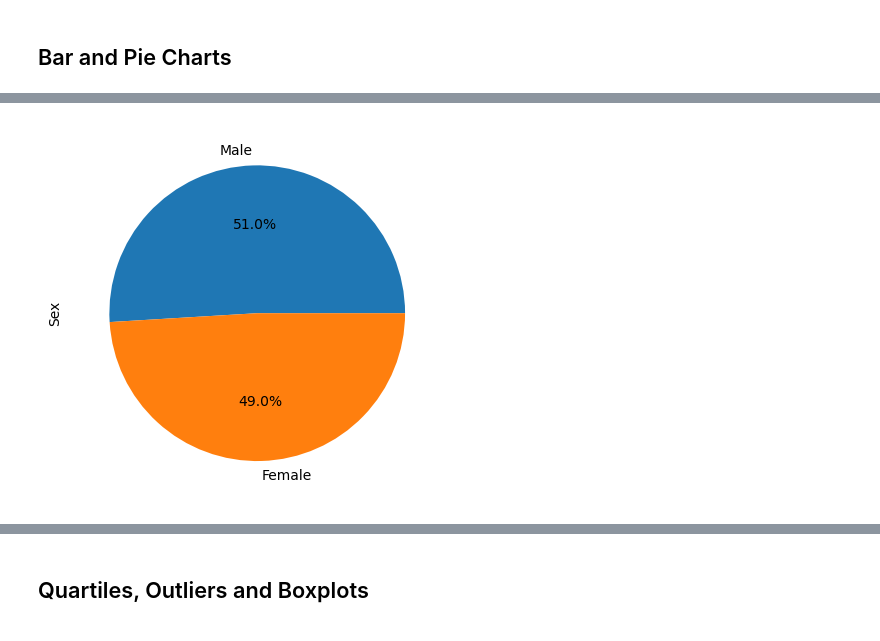
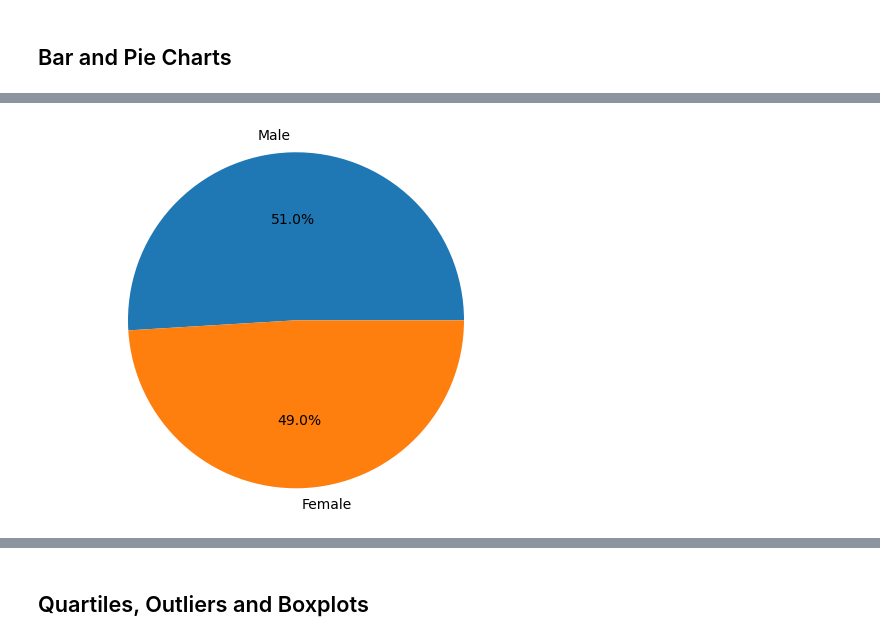
Before and after one commit to Olufemi-Olarewaju/Pymaceuticals, a Jupyter notebook: pymaceuticals_starter.ipynb, the cells around one changed output, grey strips where cells are left out. Drawn from its saved outputs; the diff is of its cells as text; code cells hidden in the pictures.

```diff
--- a/pymaceuticals_starter.ipynb
+++ b/pymaceuticals_starter.ipynb
@@ -147,0 +155,6 @@ stats2_df
+# %%
+# Generate a pie plot showing the distribution of female versus male mice using Pandas
+sex_df = clean_data_df.groupby("Sex").count()["Mouse ID"].sort_values(ascending=False)
+sex_df.plot(kind="pie", autopct="%1.1f%%", ylabel="Sex")
+plt.axis("equal")
+plt.show()
@@ -148,4 +163,7 @@ stats2_df
 # %%
-# Generate a pie plot showing the distribution of female versus male mice using Pandas
+# Generate a pie plot showing the distribution of female versus male mice using pyplot
+plt.pie(sex_df, autopct="%1.1f%%", labels=sex_df.index)
+plt.axis("equal")
+plt.show()
 # %% [output]
-[figure, old version]
+[figure, new version]
```
Also changed, not shown: parts of 5 cells of this notebook.
